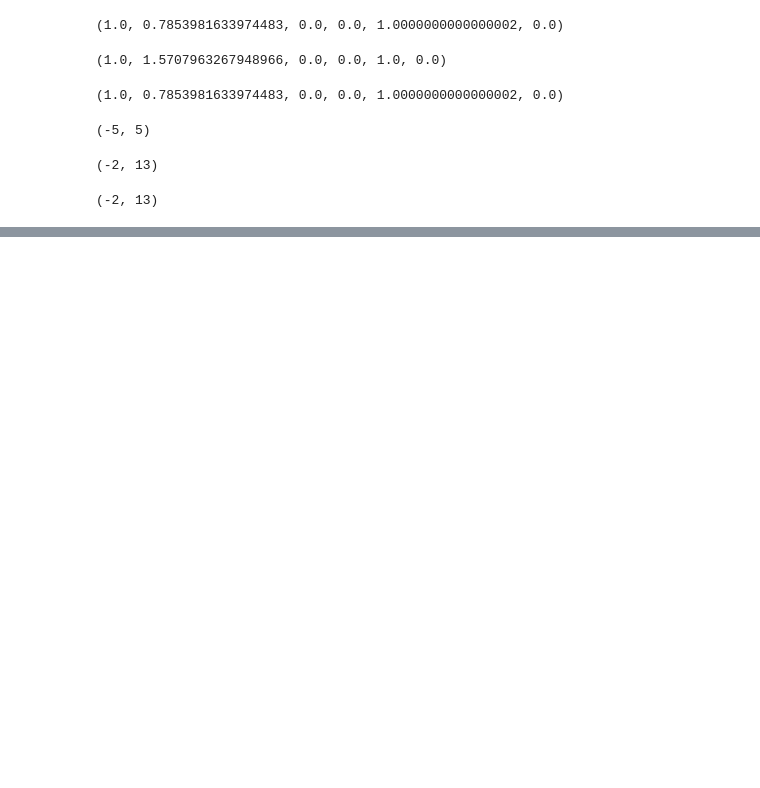
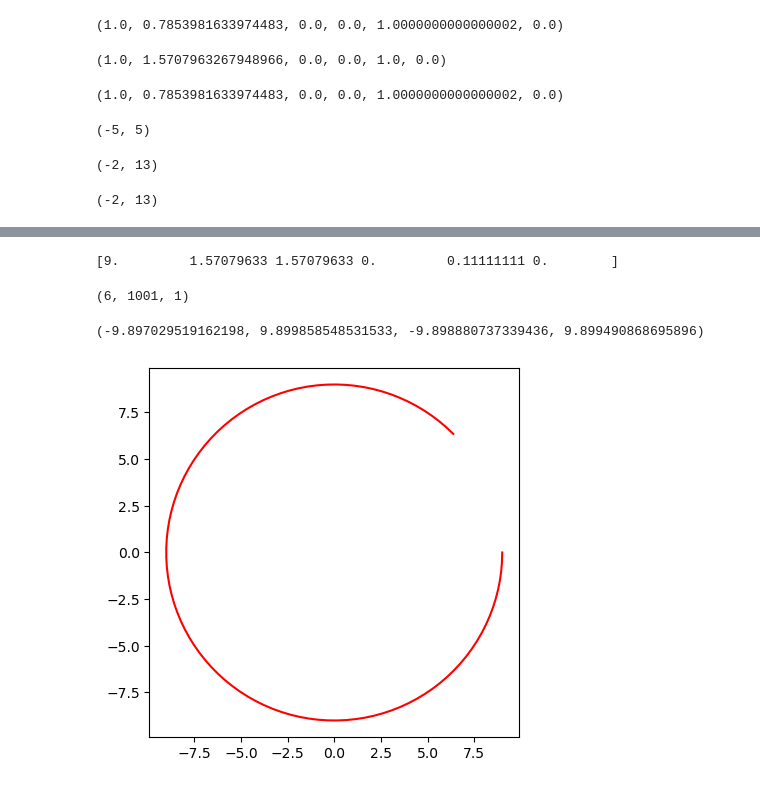
Before and after one commit to Py4Phy/final-2024-corpuscularists, a Jupyter notebook: Tester.ipynb, the cells around one changed output, grey strips where cells are left out. Cells and saved outputs as stored; diff of their text form; code cells hidden in the pictures; blank space fills up the shorter version.

```diff
--- a/Tester.ipynb
+++ b/Tester.ipynb
@@ -135,0 +140,11 @@ findPixel(3,8.1,10,1,np.array([0,0,0]),np.array([1,-1,2]))
+# %%
+# Equations of motion for the Schwarchild Metric
+def F_schwarz(t, u, E, L): # Note, this takes in SPHERICAL COORDINATES and outputs them in SPHERICAL COORDINATES
+	r, theta, phi, vr, vtheta, vphi = u
+	# vel = np.array([vx, vy, vz])
+	vphi = L/(r**2)
+	ar = -Rs/(2*r**2)*((L/r)**2)+((L**2)/(r**3))*(1-(Rs/r))
+	atheta = 0
+	aphi = 0
+
+	return np.array([vr, vtheta, vphi, ar, atheta, aphi])
@@ -135,0 +199,20 @@ findPixel(3,8.1,10,1,np.array([0,0,0]),np.array([1,-1,2]))
+# %%
+M = 3
+Rs = 2*M # Schwarzschild Radius
+def integrate_EOM(r0=np.array([0, 3*M, 0], dtype = np.float64), v0=np.array([1, 0, 0], dtype = np.float64), h=0.5): # Takes in CARTESIAN positions and velocities
+	t = 0
+	u = np.array(cart2sph(r0[0], r0[1], r0[2], v0[0], v0[1], v0[2]))
+	print(u)
+	uList = [[t, u[0], u[1], u[2], u[3], u[4], u[5]]]
+	counter = 0
+	MaxCount = 10000
+	sphICs = cart2sph(r0[0],r0[1],r0[2],v0[0],v0[1],v0[2]) # For FIXED ICs, [r, theta, phi, vr, vtheta, vphi]
+	L = (sphICs[0]**2)*(sphICs[5]**2)
+	E = np.sqrt(sphICs[3]**2 + A(sphICs[0])*((L/sphICs[0])**2))
+	while (t < 500) and (u[0] > Rs) and counter < MaxCount:
+		counter += 1
+		h, u[:] = rk4RE(u, F_schwarz, t, h, E, L)
+		t += h
+		uList.append([t, u[0], u[1], u[2], u[3], u[4], u[5]])
+	uArr = np.transpose(np.array([uList])) # transposed to make positions easier to grab.
+	return uArr # [t, r, theta, phi, vr, vtheta, vphi]
@@ -135,0 +230,4 @@ findPixel(3,8.1,10,1,np.array([0,0,0]),np.array([1,-1,2]))
+# %%
+U = integrate_EOM(np.array([0,3*M,0]),np.array([0,0,-1]))
+# %% [output]
+[9.         1.57079633 1.57079633 0.         0.11111111 0.        ]
@@ -135,0 +236,6 @@ findPixel(3,8.1,10,1,np.array([0,0,0]),np.array([1,-1,2]))
+# %%
+u = sph2cart(U[1],U[2],U[3],U[4],U[5],U[6])
+# %%
+np.shape(u)
+# %% [output]
+(6, 1001, 1)
@@ -135,0 +244,7 @@ findPixel(3,8.1,10,1,np.array([0,0,0]),np.array([1,-1,2]))
+# %%
+#plt.plot(u[1][:100],u[2][:100])
+plt.plot(u[1][:100],u[2][:100],color='r')
+plt.axis('scaled')
+# %% [output]
+(-9.897029519162198, 9.899858548531533, -9.898880737339436, 9.899490868695896)
+[figure, added]
```
Also changed, not shown: parts of 7 cells of this notebook, 1 other file.
